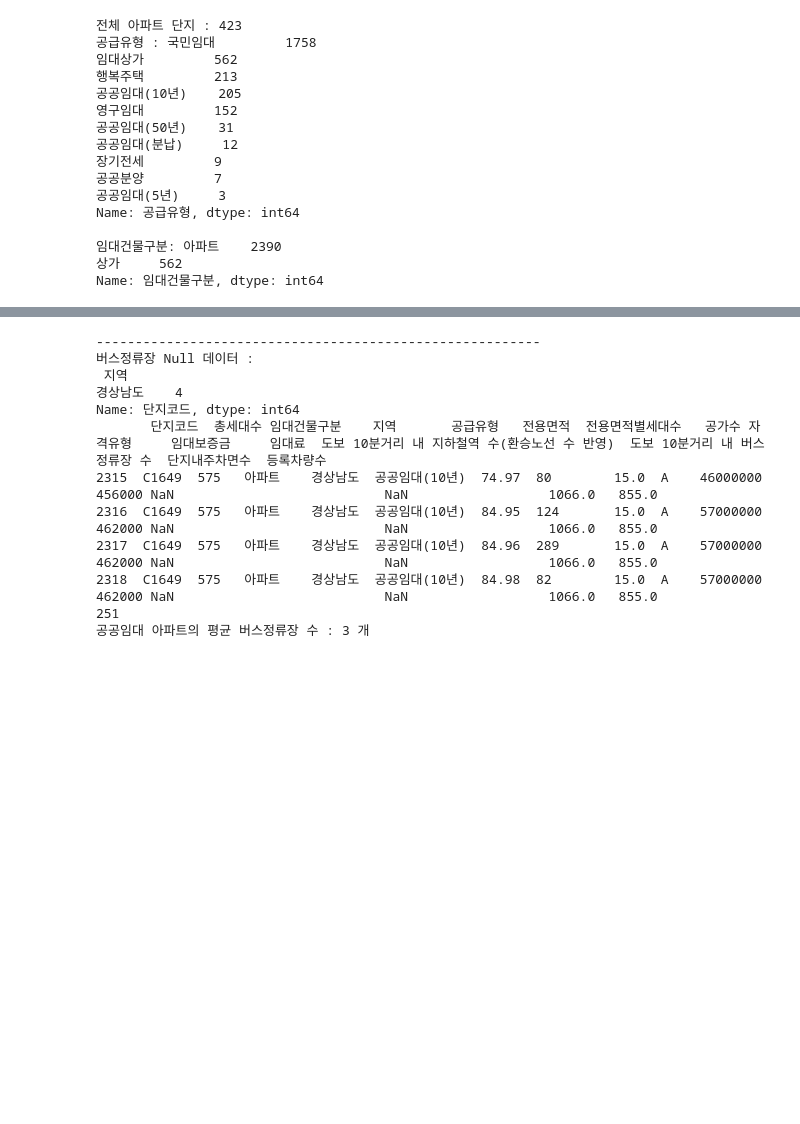
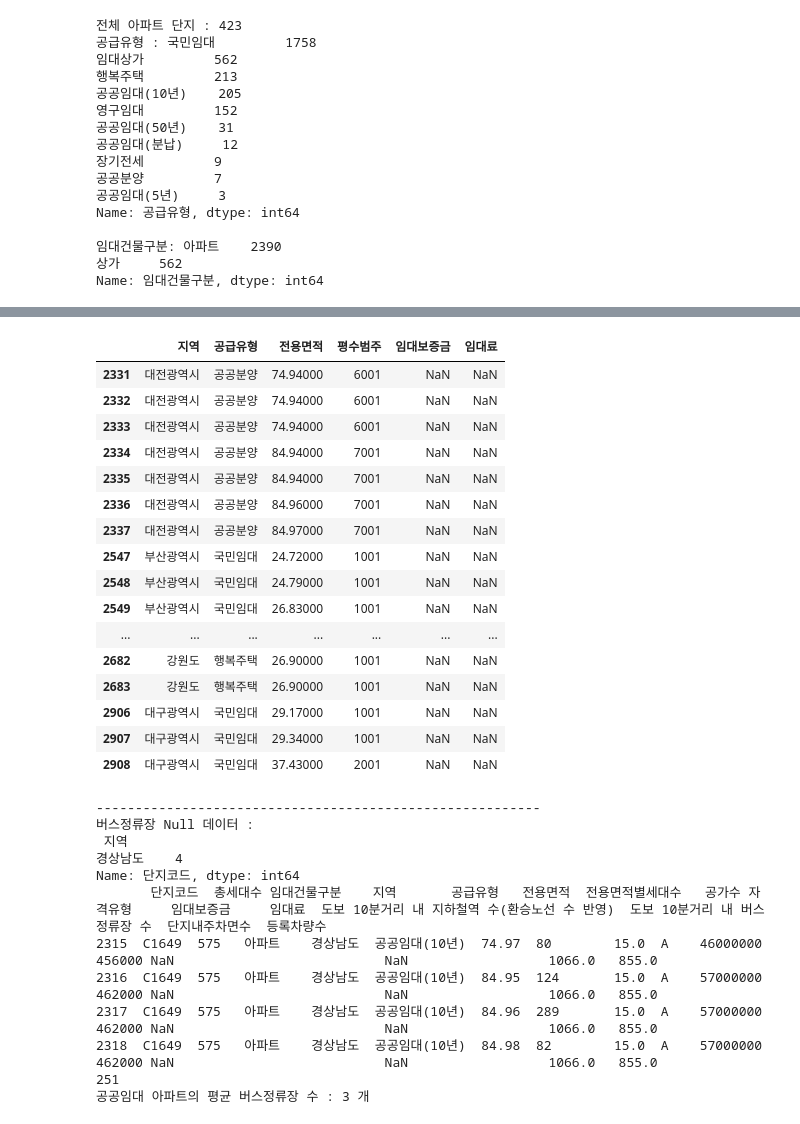
Before and after one commit to wook1990/insomnia, a Jupyter notebook: 03.TOYPROJECT/02.Parkinlot_optimiztion/01.EDA.ipynb, the cells around one changed output, grey strips where cells are left out. Cells and saved outputs as stored; diff of their text form; code cells hidden in the pictures; blank space fills up the shorter version.

```diff
--- a/03.TOYPROJECT/02.Parkinlot_optimiztion/01.EDA.ipynb
+++ b/03.TOYPROJECT/02.Parkinlot_optimiztion/01.EDA.ipynb
@@ -156,3 +246,27 @@ SyntaxError: invalid syntax (<ipython-input-57-084bc518ee15>, line 33)
+# %%
+train_df_apt_null[["지역","공급유형","평수범주","임대보증금","임대료"]].groupby(["지역","공급유형","평수범주"]).max()
+train_df_apt_null[["지역","공급유형","전용면적","평수범주","임대보증금","임대료"]]
+# 범위에 없는 결측치도 발생..
+# Test + Train 합치고
+# 에러 데이터 삭제후 진행
+# %% [output]
+|  | 지역 | 공급유형 | 전용면적 | 평수범주 | 임대보증금 | 임대료 |
+| 2331 | 대전광역시 | 공공분양 | 74.94000 | 6001 | NaN | NaN |
+| 2332 | 대전광역시 | 공공분양 | 74.94000 | 6001 | NaN | NaN |
+| 2333 | 대전광역시 | 공공분양 | 74.94000 | 6001 | NaN | NaN |
+| 2334 | 대전광역시 | 공공분양 | 84.94000 | 7001 | NaN | NaN |
+| 2335 | 대전광역시 | 공공분양 | 84.94000 | 7001 | NaN | NaN |
+| 2336 | 대전광역시 | 공공분양 | 84.96000 | 7001 | NaN | NaN |
+| 2337 | 대전광역시 | 공공분양 | 84.97000 | 7001 | NaN | NaN |
+| 2547 | 부산광역시 | 국민임대 | 24.72000 | 1001 | NaN | NaN |
+| 2548 | 부산광역시 | 국민임대 | 24.79000 | 1001 | NaN | NaN |
+| 2549 | 부산광역시 | 국민임대 | 26.83000 | 1001 | NaN | NaN |
+| ... | ... | ... | ... | ... | ... | ... |
+| 2682 | 강원도 | 행복주택 | 26.90000 | 1001 | NaN | NaN |
+| 2683 | 강원도 | 행복주택 | 26.90000 | 1001 | NaN | NaN |
+| 2906 | 대구광역시 | 국민임대 | 29.17000 | 1001 | NaN | NaN |
+| 2907 | 대구광역시 | 국민임대 | 29.34000 | 1001 | NaN | NaN |
+| 2908 | 대구광역시 | 국민임대 | 37.43000 | 2001 | NaN | NaN |
 # %%
 
 # 임대료가 Null인경우
```
Also changed, not shown: parts of 6 cells of this notebook.
